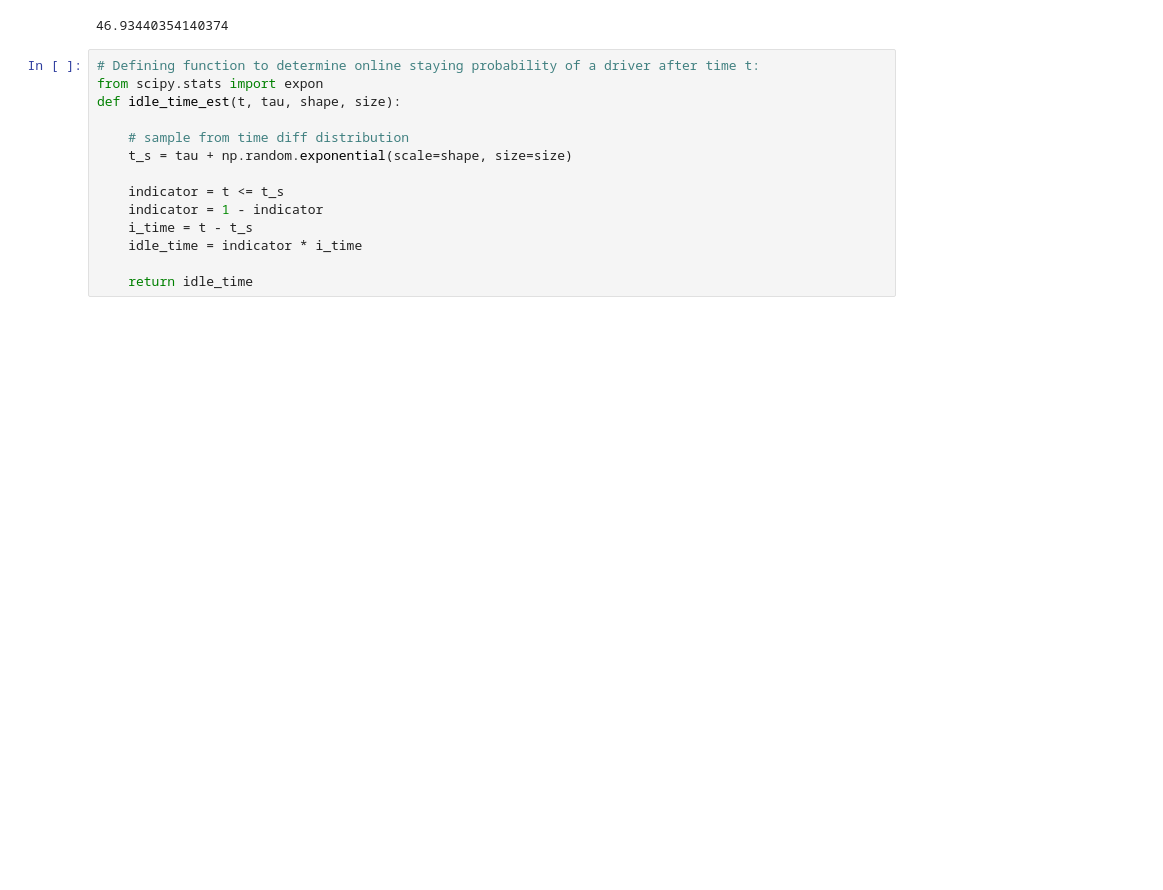
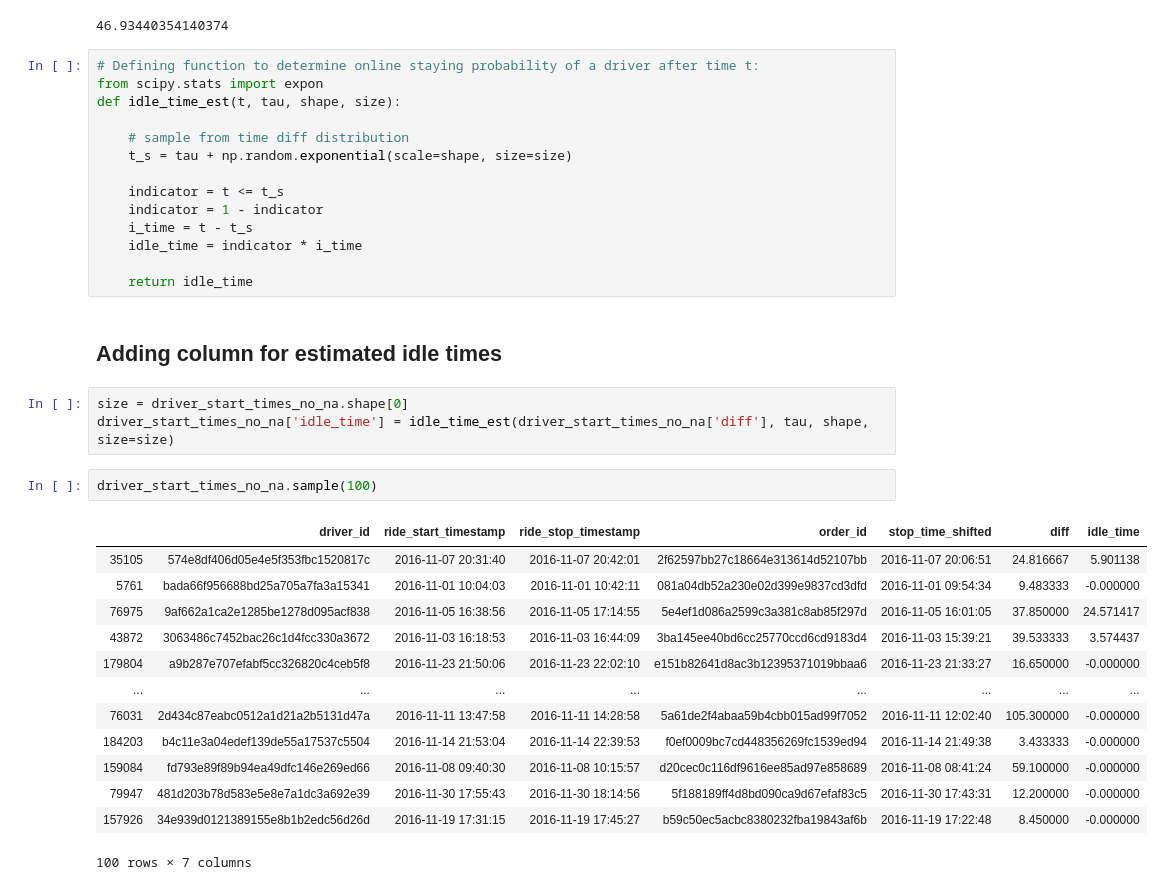
Before and after one commit to ridhi1412/capstone_didi, a Jupyter notebook: Inactive time analysis.ipynb, the cells around one changed output. Cells and saved outputs as stored; diff of their text form; blank space fills up the shorter version.

```diff
--- a/Inactive time analysis.ipynb
+++ b/Inactive time analysis.ipynb
@@ -133,3 +133,24 @@ def idle_time_est(t, tau, shape, size):
     idle_time = indicator * i_time
 
     return idle_time
+# %% [markdown]
+## Adding column for estimated idle times
+# %%
+size = driver_start_times_no_na.shape[0]
+driver_start_times_no_na['idle_time'] = idle_time_est(driver_start_times_no_na['diff'], tau, shape, size=size)
+# %%
+driver_start_times_no_na.sample(100)
+# %% [output]
+|  | driver_id | ride_start_timestamp | ride_stop_timestamp | order_id | stop_time_shifted | diff | idle_time |
+| 35105 | 574e8df406d05e4e5f353fbc1520817c | 2016-11-07 20:31:40 | 2016-11-07 20:42:01 | 2f62597bb27c18664e313614d52107bb | 2016-11-07 20:06:51 | 24.816667 | 5.901138 |
+| 5761 | bada66f956688bd25a705a7fa3a15341 | 2016-11-01 10:04:03 | 2016-11-01 10:42:11 | 081a04db52a230e02d399e9837cd3dfd | 2016-11-01 09:54:34 | 9.483333 | -0.000000 |
+| 76975 | 9af662a1ca2e1285be1278d095acf838 | 2016-11-05 16:38:56 | 2016-11-05 17:14:55 | 5e4ef1d086a2599c3a381c8ab85f297d | 2016-11-05 16:01:05 | 37.850000 | 24.571417 |
+| 43872 | 3063486c7452bac26c1d4fcc330a3672 | 2016-11-03 16:18:53 | 2016-11-03 16:44:09 | 3ba145ee40bd6cc25770ccd6cd9183d4 | 2016-11-03 15:39:21 | 39.533333 | 3.574437 |
+| 179804 | a9b287e707efabf5cc326820c4ceb5f8 | 2016-11-23 21:50:06 | 2016-11-23 22:02:10 | e151b82641d8ac3b12395371019bbaa6 | 2016-11-23 21:33:27 | 16.650000 | -0.000000 |
+| ... | ... | ... | ... | ... | ... | ... | ... |
+| 76031 | 2d434c87eabc0512a1d21a2b5131d47a | 2016-11-11 13:47:58 | 2016-11-11 14:28:58 | 5a61de2f4abaa59b4cbb015ad99f7052 | 2016-11-11 12:02:40 | 105.300000 | -0.000000 |
+| 184203 | b4c11e3a04edef139de55a17537c5504 | 2016-11-14 21:53:04 | 2016-11-14 22:39:53 | f0ef0009bc7cd448356269fc1539ed94 | 2016-11-14 21:49:38 | 3.433333 | -0.000000 |
+| 159084 | fd793e89f89b94ea49dfc146e269ed66 | 2016-11-08 09:40:30 | 2016-11-08 10:15:57 | d20cec0c116df9616ee85ad97e858689 | 2016-11-08 08:41:24 | 59.100000 | -0.000000 |
+| 79947 | 481d203b78d583e5e8e7a1dc3a692e39 | 2016-11-30 17:55:43 | 2016-11-30 18:14:56 | 5f188189ff4d8bd090ca9d67efaf83c5 | 2016-11-30 17:43:31 | 12.200000 | -0.000000 |
+| 157926 | 34e939d0121389155e8b1b2edc56d26d | 2016-11-19 17:31:15 | 2016-11-19 17:45:27 | b59c50ec5acbc8380232fba19843af6b | 2016-11-19 17:22:48 | 8.450000 | -0.000000 |
+100 rows × 7 columns
```
Also changed, not shown: parts of 2 cells of this notebook.
